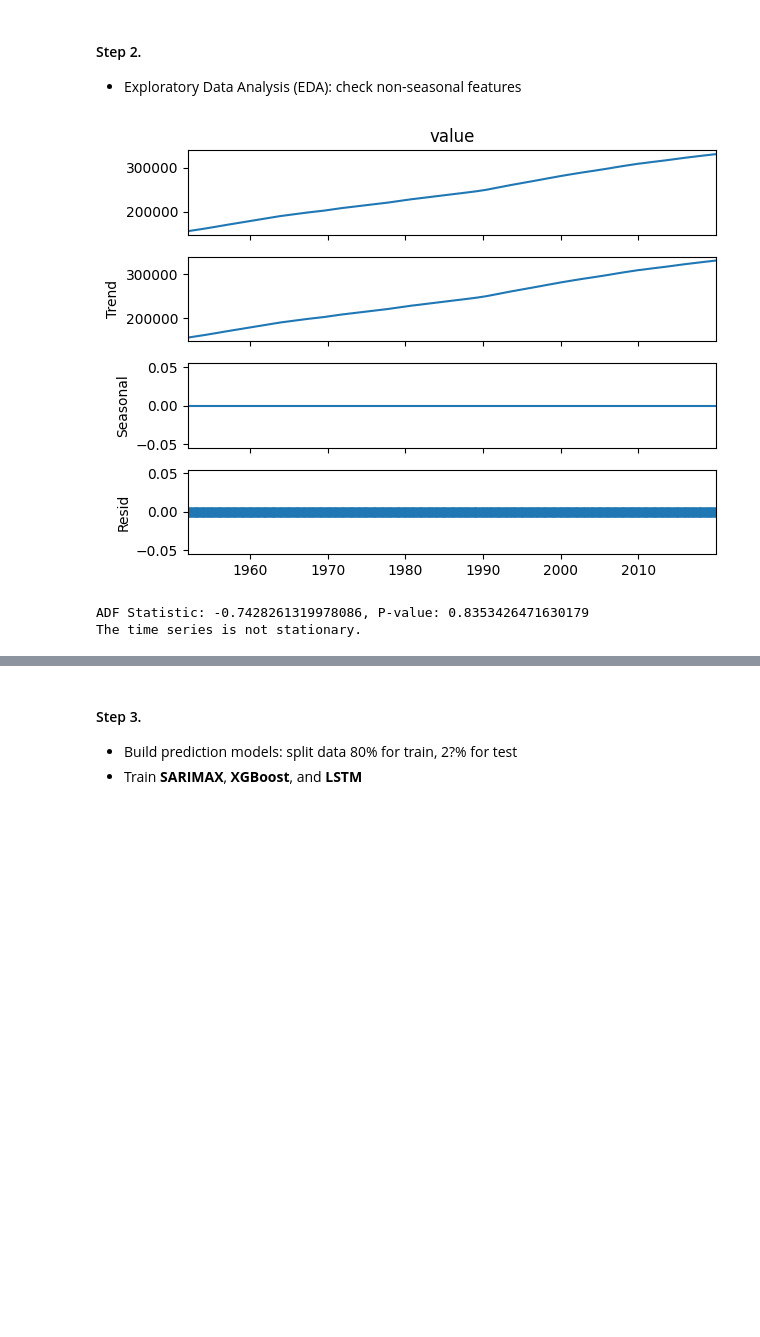
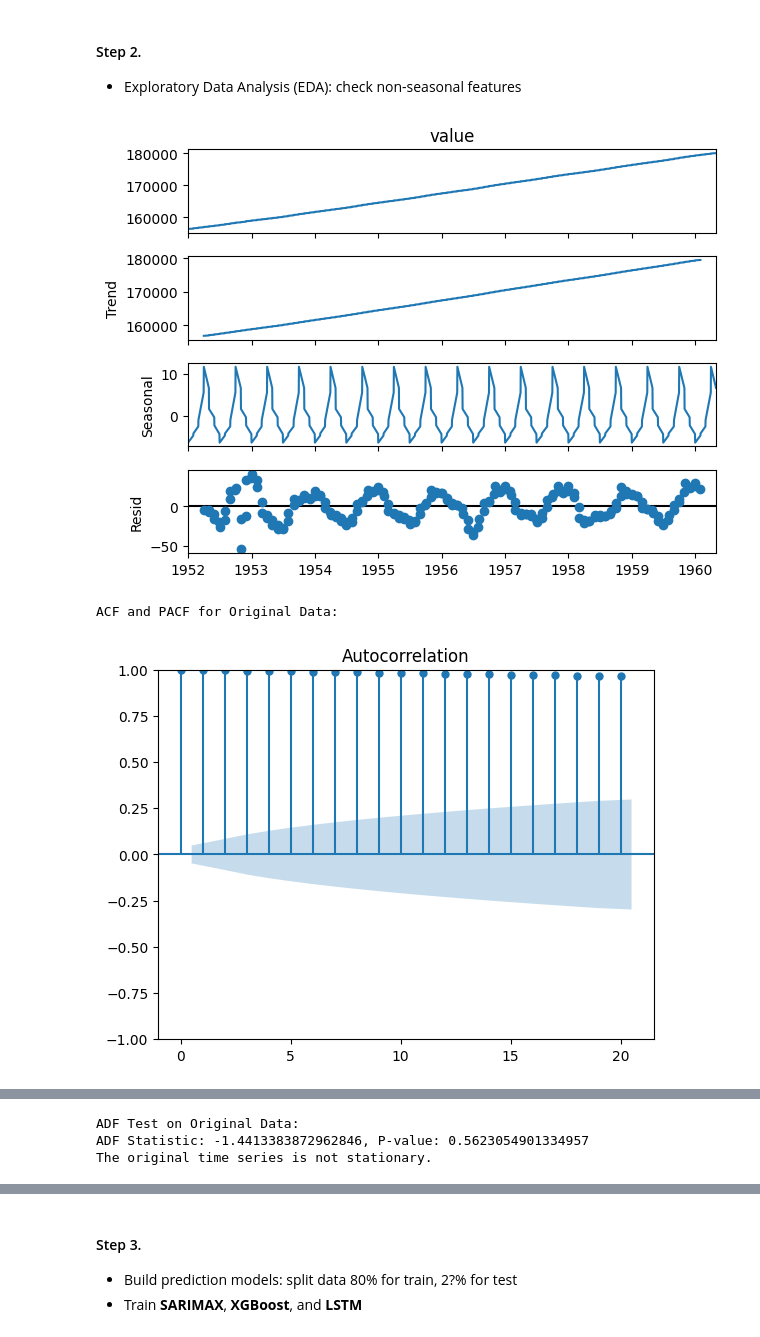
Before and after one commit to rytakahas/TimeSeries, a Jupyter notebook: TimeSeries.ipynb, the cells around one changed output, grey strips where cells are left out. Cells and saved outputs as stored; diff of their text form; code cells hidden in the pictures; blank space fills up the shorter version.

```diff
--- a/TimeSeries.ipynb
+++ b/TimeSeries.ipynb
@@ -168,24 +174,34 @@ date
 #### Step 2.
 - Exploratory Data Analysis (EDA): check non-seasonal features
 # %%
-# Check for non-seasonality using decomposition using yearly data
-#decomposition = seasonal_decompose(df_resampled.dropna(), model='additive', period=365)
-#decomposition = seasonal_decompose(df_resampled_m.dropna(), model='additive', period=12)
-decomposition = seasonal_decompose(df_resampled_y.dropna(), model='additive', period=1)
+import pandas as pd
+import matplotlib.pyplot as plt
+from statsmodels.tsa.seasonal import seasonal_decompose
+from statsmodels.tsa.stattools import adfuller
+from statsmodels.graphics.tsaplots import plot_acf, plot_pacf
+
+# Assuming `df_resampled_m` contains monthly resampled data
+# Step 1: Seasonal decomposition
+decomposition = seasonal_decompose(df_resampled_m.head(200).dropna(), model='additive', period=12)
 decomposition.plot()
 plt.show()
 
-# ADF Test to confirm stationarity
-#adf_result = adfuller(df_resampled.dropna())
-#adf_result = adfuller(df_resampled_m.dropna())
-adf_result = adfuller(df_resampled_y.dropna())
+
+# Plot ACF and PACF
+print("ACF and PACF for Original Data:")
+plot_acf(df_resampled_m.dropna(), lags=20)
+plot_pacf(df_resampled_m.dropna(), lags=20)
+plt.show()
+
+# Step 3: ADF Test for stationarity on original data
+print("ADF Test on Original Data:")
+adf_result = adfuller(df_resampled_m.dropna())
 print(f"ADF Statistic: {adf_result[0]}, P-value: {adf_result[1]}")
-
 if adf_result[1] < 0.05:
-    print("The time series is stationary.")
+    print("The original time series is stationary.")
 else:
-    print("The time series is not stationary.")
+    print("The original time series is not stationary.")
 # %% [output]
-[figure, old version]
+[figure, new version]
-ADF Statistic: -0.7428261319978086, P-value: 0.8353426471630179
-The time series is not stationary.
+ACF and PACF for Original Data:
+[figure, added]
@@ -192,2 +209,5 @@ The time series is not stationary.
+ADF Test on Original Data:
+ADF Statistic: -1.4413383872962846, P-value: 0.5623054901334957
+The original time series is not stationary.
 # %% [markdown]
 ##### Remarks:
```
Also changed, not shown: parts of 12 cells of this notebook, 3 other files.
